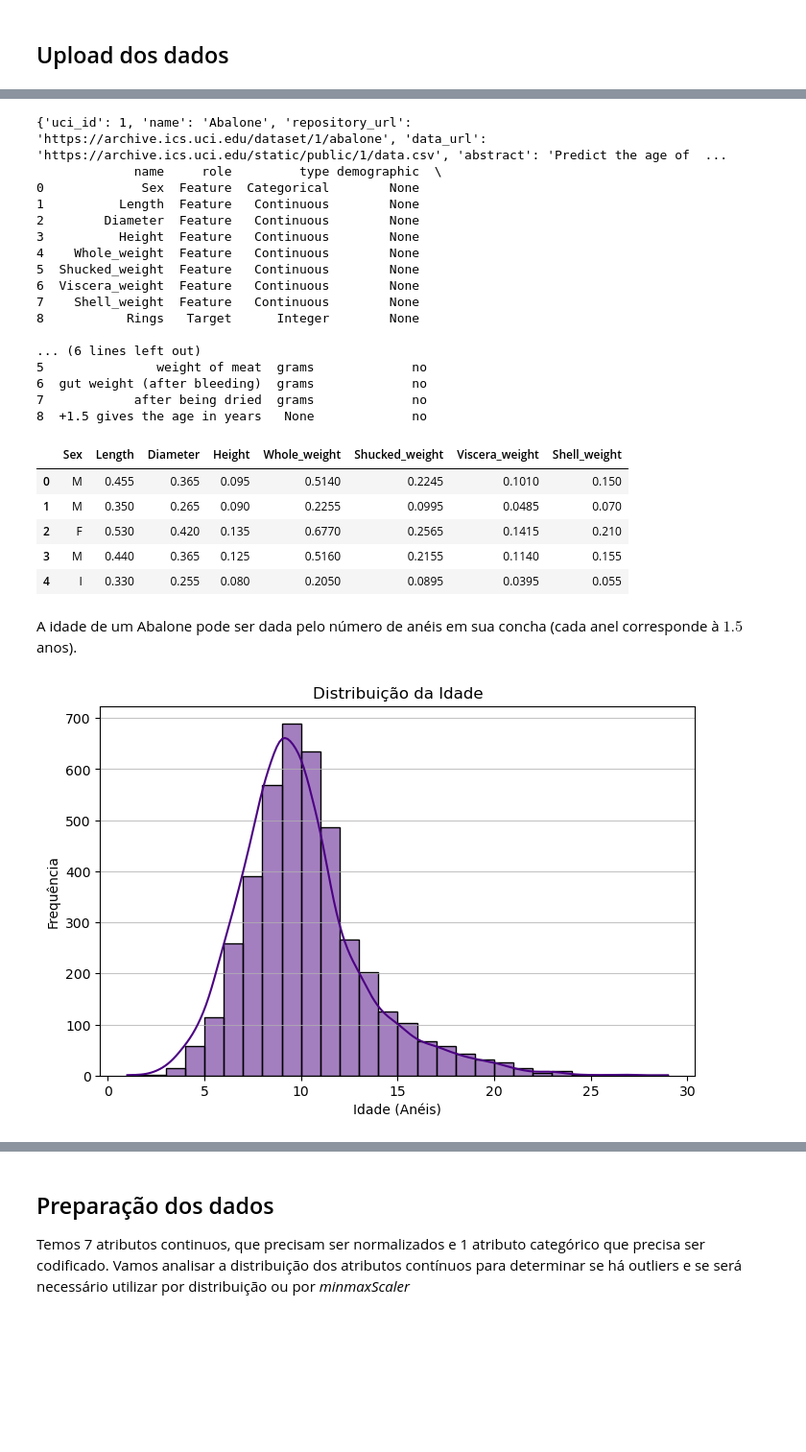
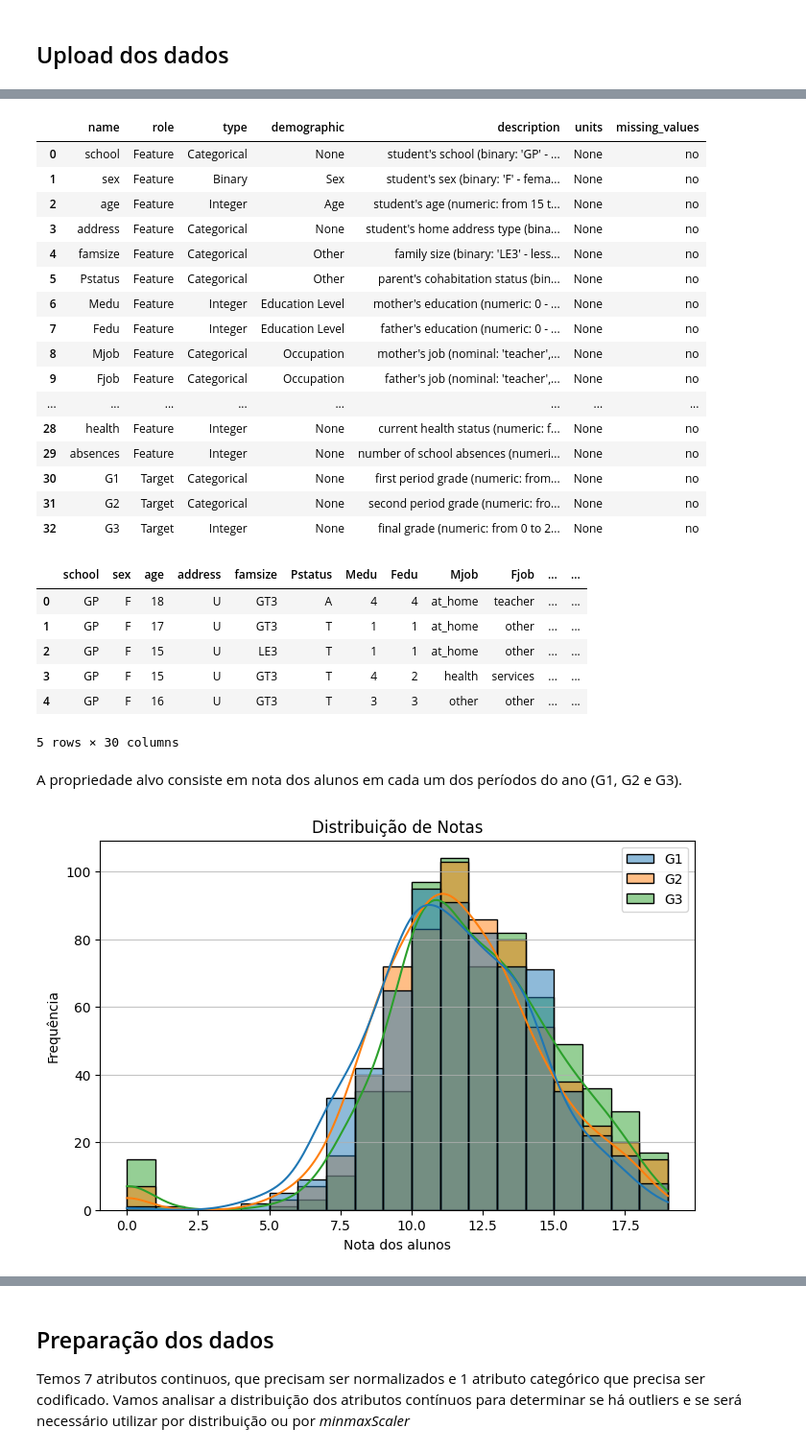
Before and after one commit to Luis-Menezes/NN_SupervisedLearning, a Jupyter notebook: project_1_deliverable.ipynb, the cells around one changed output, grey strips where cells are left out. Shown at 96% size. Drawn from its saved outputs; the diff is of its cells as text; code cells hidden in the pictures; blank space fills up the shorter version.

Commit message:
changed regression dataset

```diff
--- a/project_1_deliverable.ipynb
+++ b/project_1_deliverable.ipynb
@@ -1122,50 +1137,55 @@ Iremos utilizar o banco de dados [**Abalone**](https://archive.ics.uci.edu/datas
 from ucimlrepo import fetch_ucirepo
 
 # fetch dataset
-abalone = fetch_ucirepo(id=1)
+student_perform = fetch_ucirepo(id=320)
 
 # data (as pandas dataframes)
-X = abalone.data.features
-y = abalone.data.targets
+X = student_perform.data.features
+target = student_perform.data.targets
 
 # variable information
-print(abalone.variables)
+display(student_perform.variables)
 # %% [output]
-{'uci_id': 1, 'name': 'Abalone', 'repository_url': 'https://archive.ics.uci.edu/dataset/1/abalone', 'data_url': 'https://archive.ics.uci.edu/static/public/1/data.csv', 'abstract': 'Predict the age of  ...
-             name     role         type demographic  \
-0             Sex  Feature  Categorical        None
-1          Length  Feature   Continuous        None
-2        Diameter  Feature   Continuous        None
-3          Height  Feature   Continuous        None
-4    Whole_weight  Feature   Continuous        None
-5  Shucked_weight  Feature   Continuous        None
-6  Viscera_weight  Feature   Continuous        None
-7    Shell_weight  Feature   Continuous        None
-8           Rings   Target      Integer        None
-
-... (6 lines left out)
-5               weight of meat  grams             no
-6  gut weight (after bleeding)  grams             no
-7            after being dried  grams             no
-8  +1.5 gives the age in years   None             no
+|  | name | role | type | demographic | description | units | missing_values |
+| 0 | school | Feature | Categorical | None | student's school (binary: 'GP' - ... | None | no |
+| 1 | sex | Feature | Binary | Sex | student's sex (binary: 'F' - fema... | None | no |
+| 2 | age | Feature | Integer | Age | student's age (numeric: from 15 t... | None | no |
+| 3 | address | Feature | Categorical | None | student's home address type (bina... | None | no |
+| 4 | famsize | Feature | Categorical | Other | family size (binary: 'LE3' - less... | None | no |
+| 5 | Pstatus | Feature | Categorical | Other | parent's cohabitation status (bin... | None | no |
+| 6 | Medu | Feature | Integer | Education Level | mother's education (numeric: 0 - ... | None | no |
+| 7 | Fedu | Feature | Integer | Education Level | father's education (numeric: 0 - ... | None | no |
+| 8 | Mjob | Feature | Categorical | Occupation | mother's job (nominal: 'teacher',... | None | no |
+| 9 | Fjob | Feature | Categorical | Occupation | father's job (nominal: 'teacher',... | None | no |
+| ... | ... | ... | ... | ... | ... | ... | ... |
+| 28 | health | Feature | Integer | None | current health status (numeric: f... | None | no |
+| 29 | absences | Feature | Integer | None | number of school absences (numeri... | None | no |
+| 30 | G1 | Target | Categorical | None | first period grade (numeric: from... | None | no |
+| 31 | G2 | Target | Categorical | None | second period grade (numeric: fro... | None | no |
+| 32 | G3 | Target | Integer | None | final grade (numeric: from 0 to 2... | None | no |
 # %%
 X.head()
 # %% [output]
-|  | Sex | Length | Diameter | Height | Whole_weight | Shucked_weight | Viscera_weight | Shell_weight |
-| 0 | M | 0.455 | 0.365 | 0.095 | 0.5140 | 0.2245 | 0.1010 | 0.150 |
-| 1 | M | 0.350 | 0.265 | 0.090 | 0.2255 | 0.0995 | 0.0485 | 0.070 |
-| 2 | F | 0.530 | 0.420 | 0.135 | 0.6770 | 0.2565 | 0.1415 | 0.210 |
-| 3 | M | 0.440 | 0.365 | 0.125 | 0.5160 | 0.2155 | 0.1140 | 0.155 |
-| 4 | I | 0.330 | 0.255 | 0.080 | 0.2050 | 0.0895 | 0.0395 | 0.055 |
+|  | school | sex | age | address | famsize | Pstatus | Medu | Fedu | Mjob | Fjob | ... | ... |
+| 0 | GP | F | 18 | U | GT3 | A | 4 | 4 | at_home | teacher | ... | ... |
+| 1 | GP | F | 17 | U | GT3 | T | 1 | 1 | at_home | other | ... | ... |
+| 2 | GP | F | 15 | U | LE3 | T | 1 | 1 | at_home | other | ... | ... |
+| 3 | GP | F | 15 | U | GT3 | T | 4 | 2 | health | services | ... | ... |
+| 4 | GP | F | 16 | U | GT3 | T | 3 | 3 | other | other | ... | ... |
+5 rows × 30 columns
 # %% [markdown]
-A idade de um Abalone pode ser dada pelo número de anéis em sua concha (cada anel corresponde à $1.5$ anos).
+A propriedade alvo consiste em nota dos alunos em cada um dos períodos do ano (G1, G2 e G3).
 # %%
+import matplotlib.pyplot as plt
+import seaborn as sns
+
+y = target
 plt.figure(figsize=(8, 5))
-sns.histplot(y['Rings'], binwidth=1, kde=True, color='indigo')
-plt.title('Distribuição da Idade')
-plt.xlabel('Idade (Anéis)')
+sns.histplot(target, binwidth=1, kde=True, color='indigo')
+plt.title('Distribuição de Notas')
+plt.xlabel('Nota dos alunos')
 plt.ylabel('Frequência')
 plt.grid(axis='y', alpha=0.75)
 plt.show()
 # %% [output]
-[figure, old version]
+[figure, new version]
```
Also changed, not shown: parts of 32 cells of this notebook.
